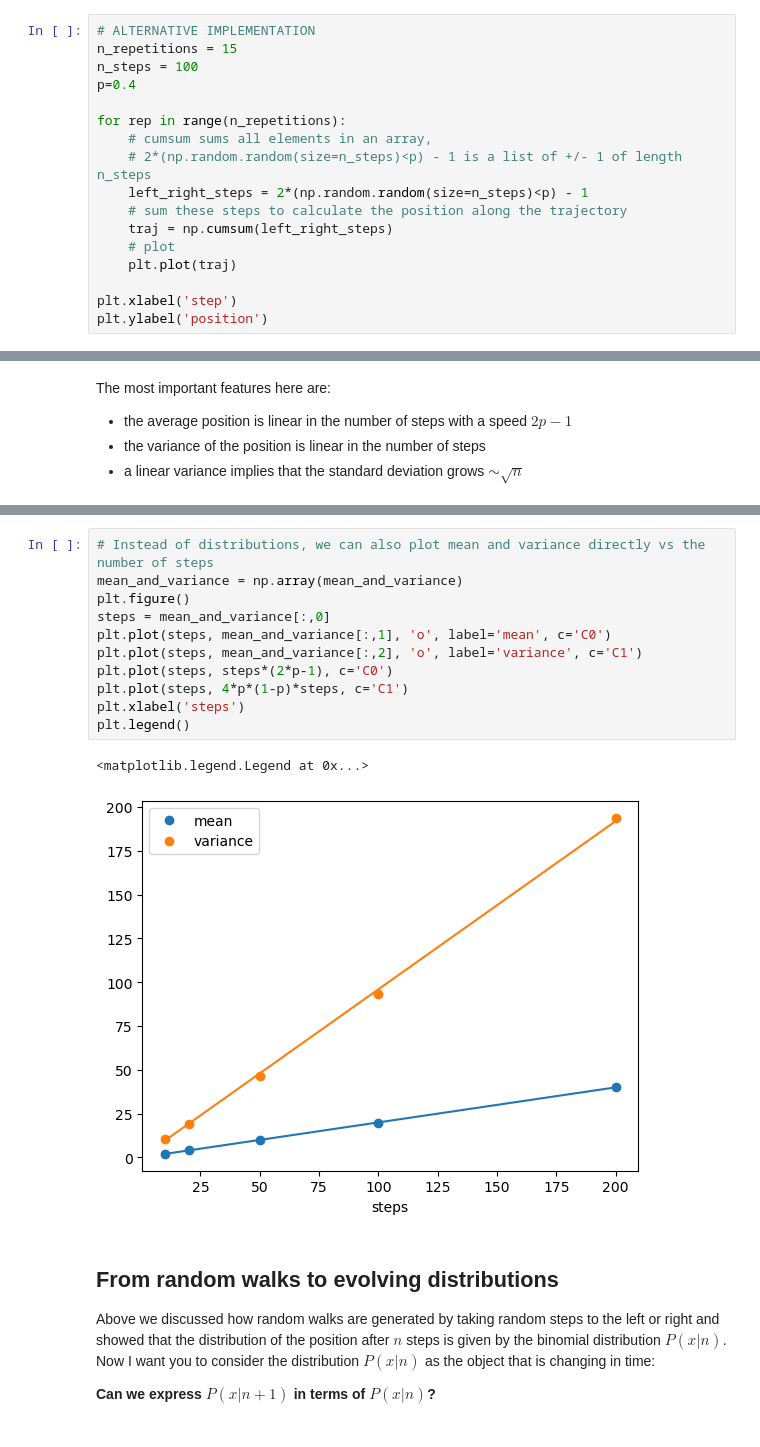
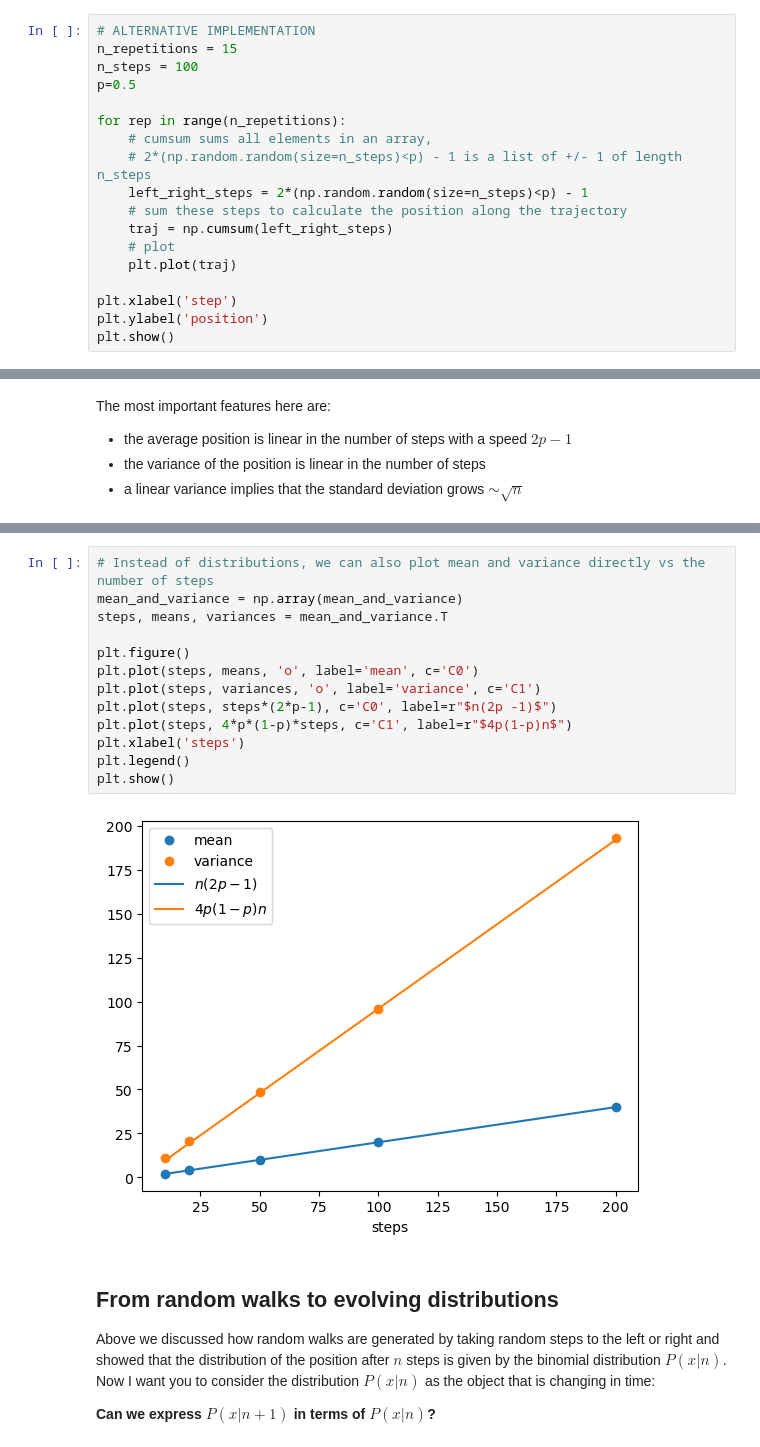
Before and after one commit to neherlab/PoL1-course-materials, a Jupyter notebook: notebooks/lecture04a_RandomWalks.ipynb, the cells around one changed output, grey strips where cells are left out. Cells and saved outputs as stored; diff of their text form.

```diff
--- a/notebooks/lecture04a_RandomWalks.ipynb
+++ b/notebooks/lecture04a_RandomWalks.ipynb
@@ -72,7 +72,7 @@ Text(0, 0.5, 'position')
 # ALTERNATIVE IMPLEMENTATION
 n_repetitions = 15
 n_steps = 100
-p=0.4
+p=0.5
 
 for rep in range(n_repetitions):
     # cumsum sums all elements in an array,
@@ -85,4 +85,5 @@ for rep in range(n_repetitions):
 
 plt.xlabel('step')
 plt.ylabel('position')
+plt.show()
 # %% [output]
@@ -210,17 +211,18 @@ plt.xlim([-50,100])
 # %%
 # Instead of distributions, we can also plot mean and variance directly vs the number of steps
 mean_and_variance = np.array(mean_and_variance)
+steps, means, variances = mean_and_variance.T
+
 plt.figure()
-steps = mean_and_variance[:,0]
-plt.plot(steps, mean_and_variance[:,1], 'o', label='mean', c='C0')
-plt.plot(steps, mean_and_variance[:,2], 'o', label='variance', c='C1')
-plt.plot(steps, steps*(2*p-1), c='C0')
-plt.plot(steps, 4*p*(1-p)*steps, c='C1')
+plt.plot(steps, means, 'o', label='mean', c='C0')
+plt.plot(steps, variances, 'o', label='variance', c='C1')
+plt.plot(steps, steps*(2*p-1), c='C0', label=r"$n(2p -1)$")
+plt.plot(steps, 4*p*(1-p)*steps, c='C1', label=r"$4p(1-p)n$")
 plt.xlabel('steps')
 plt.legend()
+plt.show()
 # %% [output]
-<matplotlib.legend.Legend at 0x...>
-[figure, old version]
+[figure, new version]
 # %% [markdown]
 ## From random walks to evolving distributions
 
```
Also changed, not shown: parts of 5 cells of this notebook, 2 other files.
